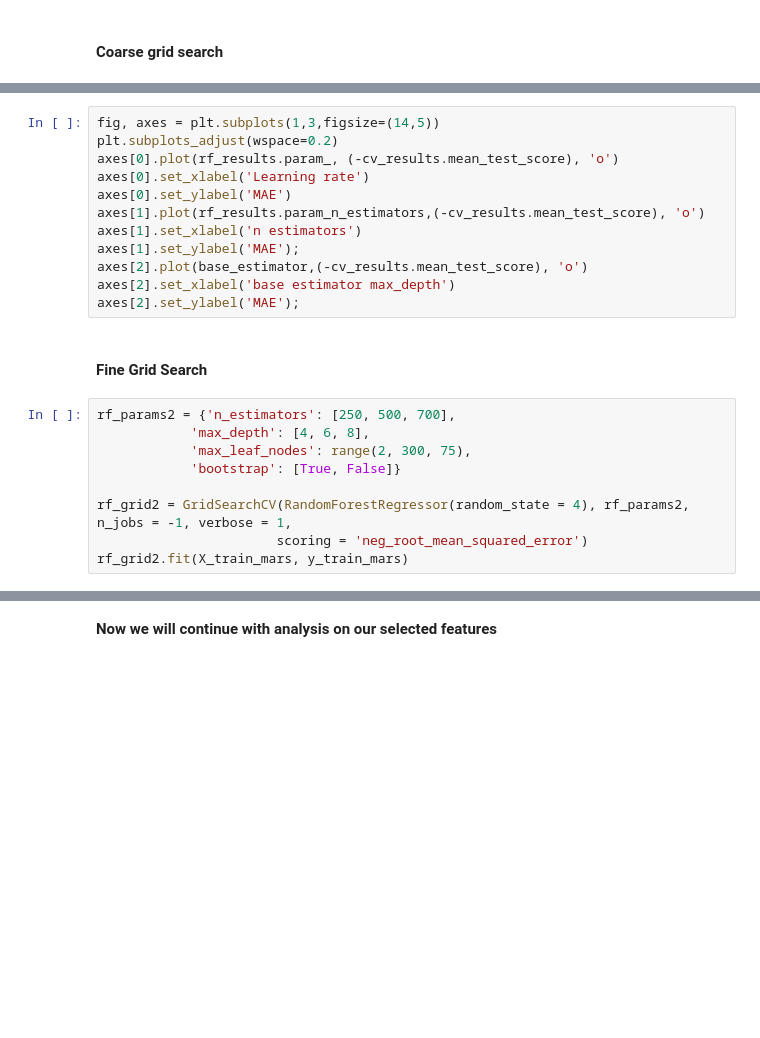
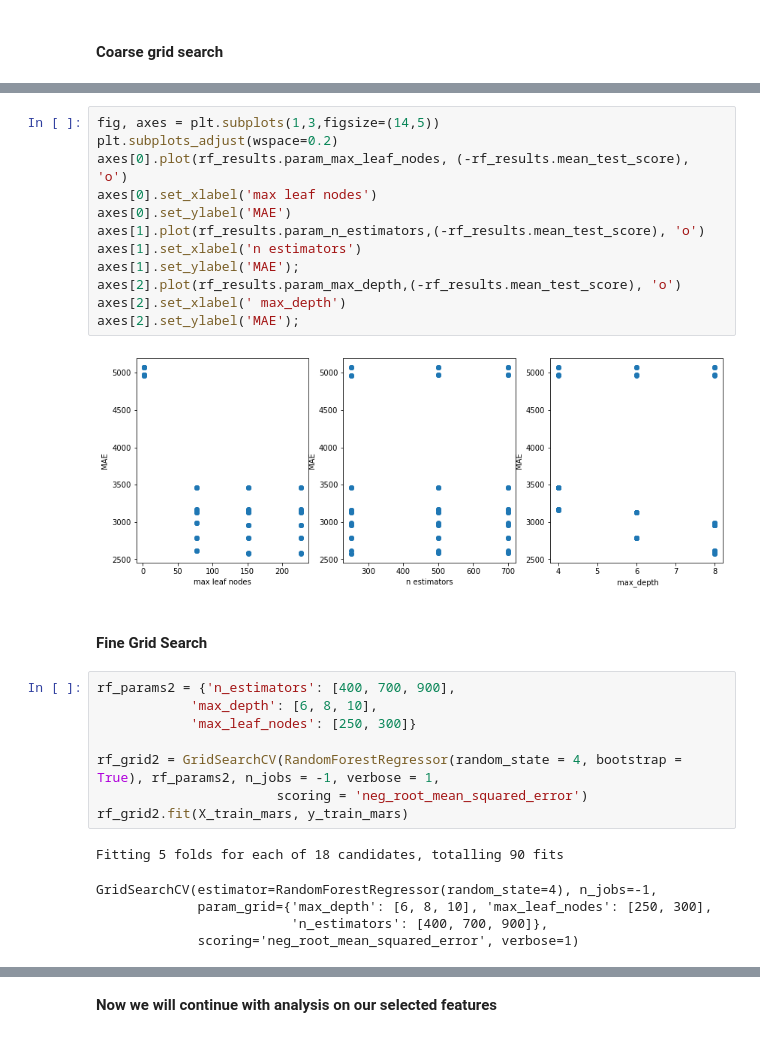
Before and after one commit to hibakhatib/Stat303-3-Final-Project, a Jupyter notebook: Final Project Code - Used Cars.ipynb, the cells around one changed output, grey strips where cells are left out. Drawn from its saved outputs; the diff is of its cells as text; blank space fills up the shorter version.

```diff
--- a/Final Project Code - Used Cars.ipynb
+++ b/Final Project Code - Used Cars.ipynb
@@ -1432,26 +1448,33 @@ rf_results.head(2)
 # %%
 fig, axes = plt.subplots(1,3,figsize=(14,5))
 plt.subplots_adjust(wspace=0.2)
-axes[0].plot(rf_results.param_, (-cv_results.mean_test_score), 'o')
-axes[0].set_xlabel('Learning rate')
+axes[0].plot(rf_results.param_max_leaf_nodes, (-rf_results.mean_test_score), 'o')
+axes[0].set_xlabel('max leaf nodes')
 axes[0].set_ylabel('MAE')
-axes[1].plot(rf_results.param_n_estimators,(-cv_results.mean_test_score), 'o')
+axes[1].plot(rf_results.param_n_estimators,(-rf_results.mean_test_score), 'o')
 axes[1].set_xlabel('n estimators')
 axes[1].set_ylabel('MAE');
-axes[2].plot(base_estimator,(-cv_results.mean_test_score), 'o')
-axes[2].set_xlabel('base estimator max_depth')
+axes[2].plot(rf_results.param_max_depth,(-rf_results.mean_test_score), 'o')
+axes[2].set_xlabel(' max_depth')
 axes[2].set_ylabel('MAE');
+# %% [output]
+[figure, added]
 # %% [markdown]
 #### Fine Grid Search
 # %%
-rf_params2 = {'n_estimators': [250, 500, 700],
-            'max_depth': [4, 6, 8],
-            'max_leaf_nodes': range(2, 300, 75),
-            'bootstrap': [True, False]}
+rf_params2 = {'n_estimators': [400, 700, 900],
+            'max_depth': [6, 8, 10],
+            'max_leaf_nodes': [250, 300]}
 
-rf_grid2 = GridSearchCV(RandomForestRegressor(random_state = 4), rf_params2, n_jobs = -1, verbose = 1,
+rf_grid2 = GridSearchCV(RandomForestRegressor(random_state = 4, bootstrap = True), rf_params2, n_jobs = -1, verbose = 1,
                        scoring = 'neg_root_mean_squared_error')
 rf_grid2.fit(X_train_mars, y_train_mars)
+# %% [output]
+Fitting 5 folds for each of 18 candidates, totalling 90 fits
+GridSearchCV(estimator=RandomForestRegressor(random_state=4), n_jobs=-1,
+             param_grid={'max_depth': [6, 8, 10], 'max_leaf_nodes': [250, 300],
+                         'n_estimators': [400, 700, 900]},
+             scoring='neg_root_mean_squared_error', verbose=1)
 # %%
 print("Best RandomForest parameters:", rf_grid2.best_params_)
 print("Best model train RMSE:", mean_squared_error(y_train_mars, rf_grid2.predict(X_train_mars), squared = False))
```
Also changed, not shown: parts of 21 cells of this notebook.
